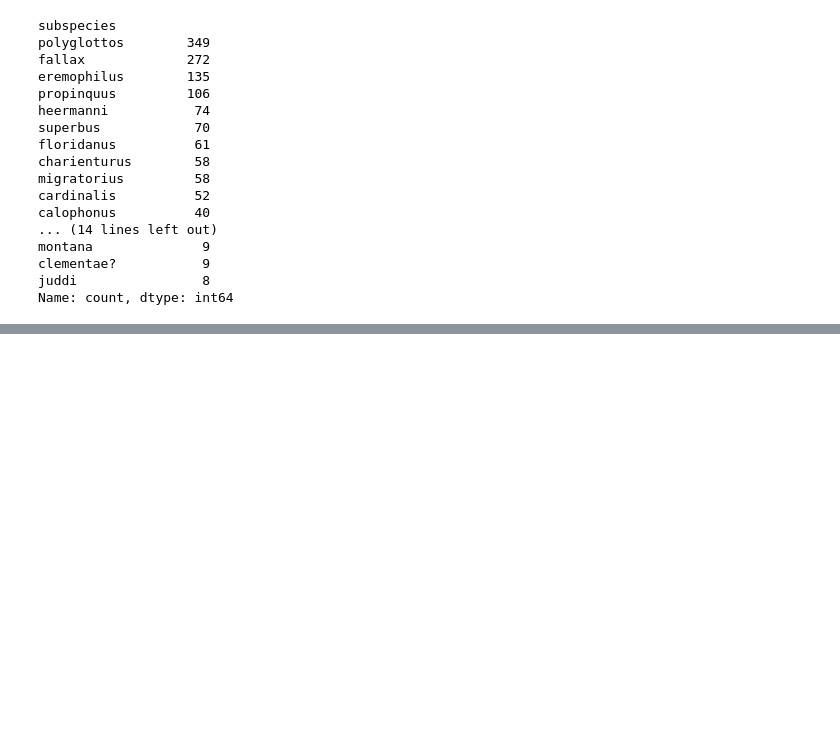
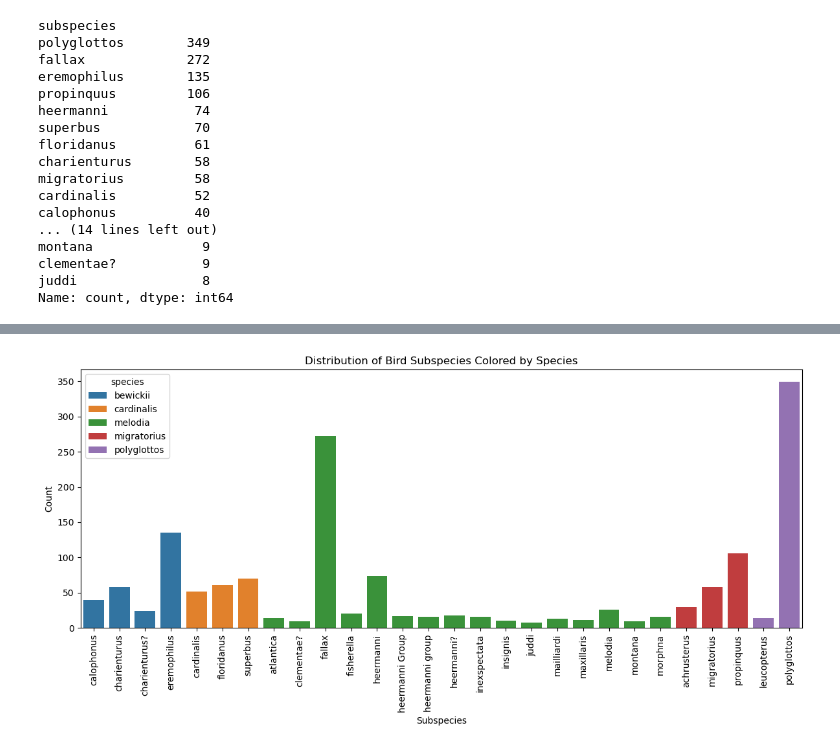
Before and after one commit to PaulHBartley/DTSA-5510, a Jupyter notebook: DTSA-5510_final_project.ipynb, the cells around one changed output, grey strips where cells are left out. Saved outputs shown, nothing was run; the diff lists cells and outputs as text; code cells hidden in the pictures; blank space fills up the shorter version.

```diff
--- a/DTSA-5510_final_project.ipynb
+++ b/DTSA-5510_final_project.ipynb
@@ -131,0 +135,13 @@ Name: count, dtype: int64
+# %%
+subspecies_counts = metadata_df.groupby(['species', 'subspecies']).size().reset_index(name='count')
+
+plt.figure(figsize=(12, 6))
+sns.barplot(data=subspecies_counts, x='subspecies', y='count', hue='species', dodge=False)
+plt.xticks(rotation=90)
+plt.title("Distribution of Bird Subspecies Colored by Species")
+plt.xlabel("Subspecies")
+plt.ylabel("Count")
+plt.tight_layout()
+plt.show()
+# %% [output]
+[figure, added]
```
Also changed, not shown: parts of 7 cells of this notebook.
